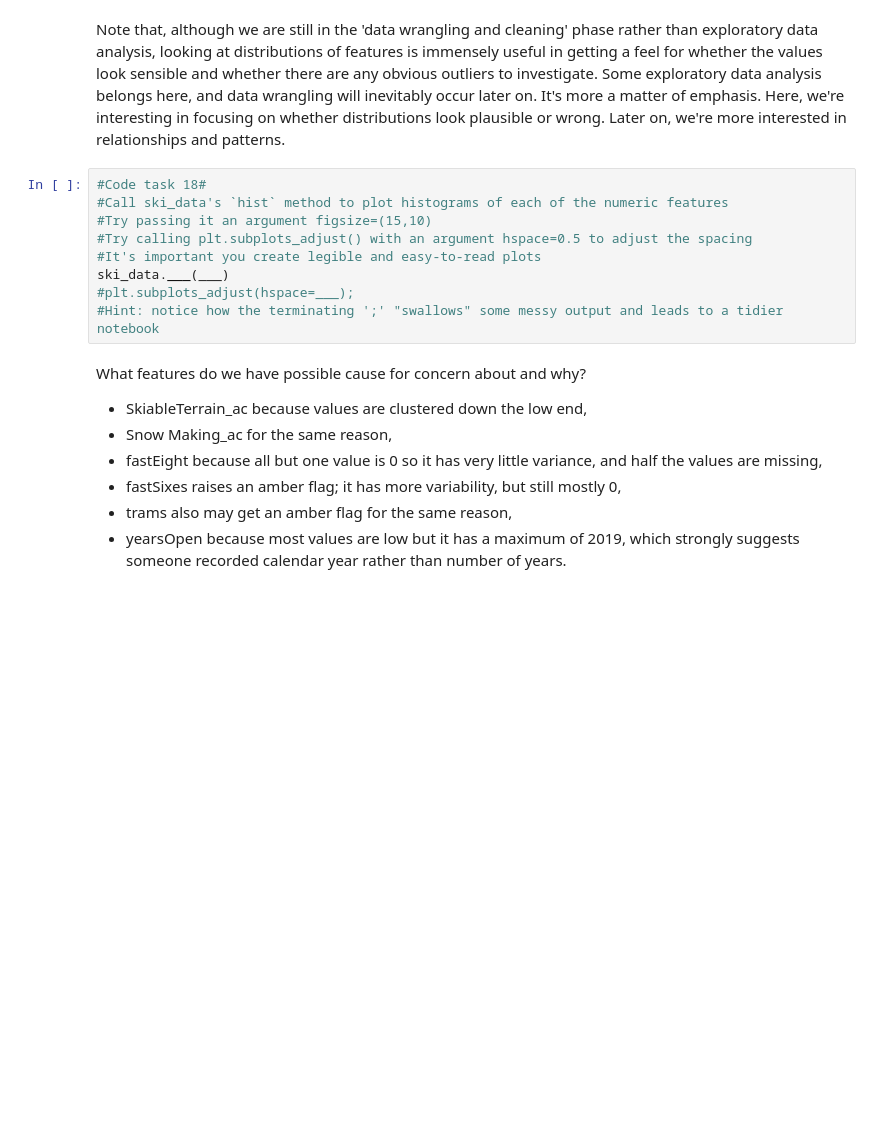
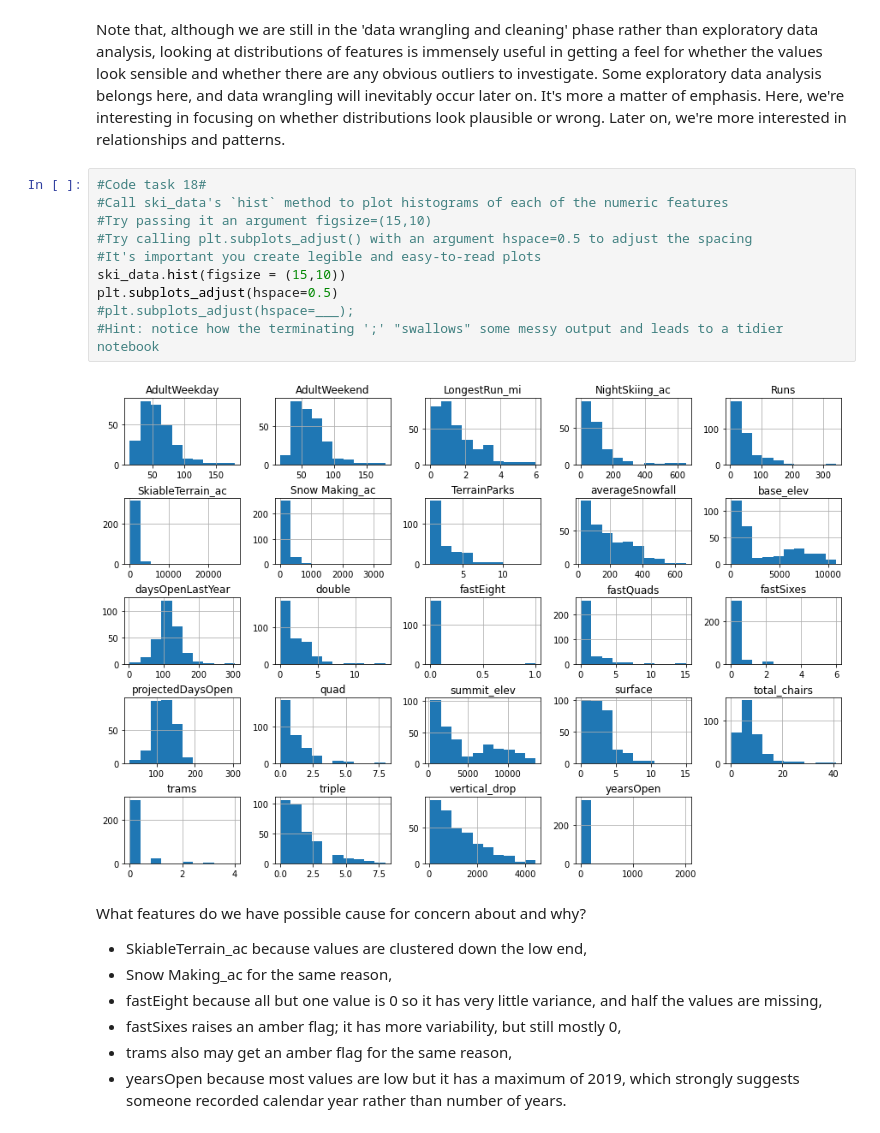
Before and after one commit to rjaynes/DataScienceGuidedCapstone, a Jupyter notebook: Notebooks/02_data_wrangling.ipynb, the cells around one changed output. Saved outputs shown, nothing was run; the diff lists cells and outputs as text; blank space fills up the shorter version.

```diff
--- a/Notebooks/02_data_wrangling.ipynb
+++ b/Notebooks/02_data_wrangling.ipynb
@@ -387,12 +510,15 @@ Note that, although we are still in the 'data wrangling and cleaning' phase rath
 # %%
 #Code task 18#
 #Call ski_data's `hist` method to plot histograms of each of the numeric features
 #Try passing it an argument figsize=(15,10)
 #Try calling plt.subplots_adjust() with an argument hspace=0.5 to adjust the spacing
 #It's important you create legible and easy-to-read plots
-ski_data.___(___)
+ski_data.hist(figsize = (15,10))
+plt.subplots_adjust(hspace=0.5)
 #plt.subplots_adjust(hspace=___);
 #Hint: notice how the terminating ';' "swallows" some messy output and leads to a tidier notebook
+# %% [output]
+[figure, added]
 # %% [markdown]
 What features do we have possible cause for concern about and why?
 
```
Also changed, not shown: parts of 28 cells of this notebook.
